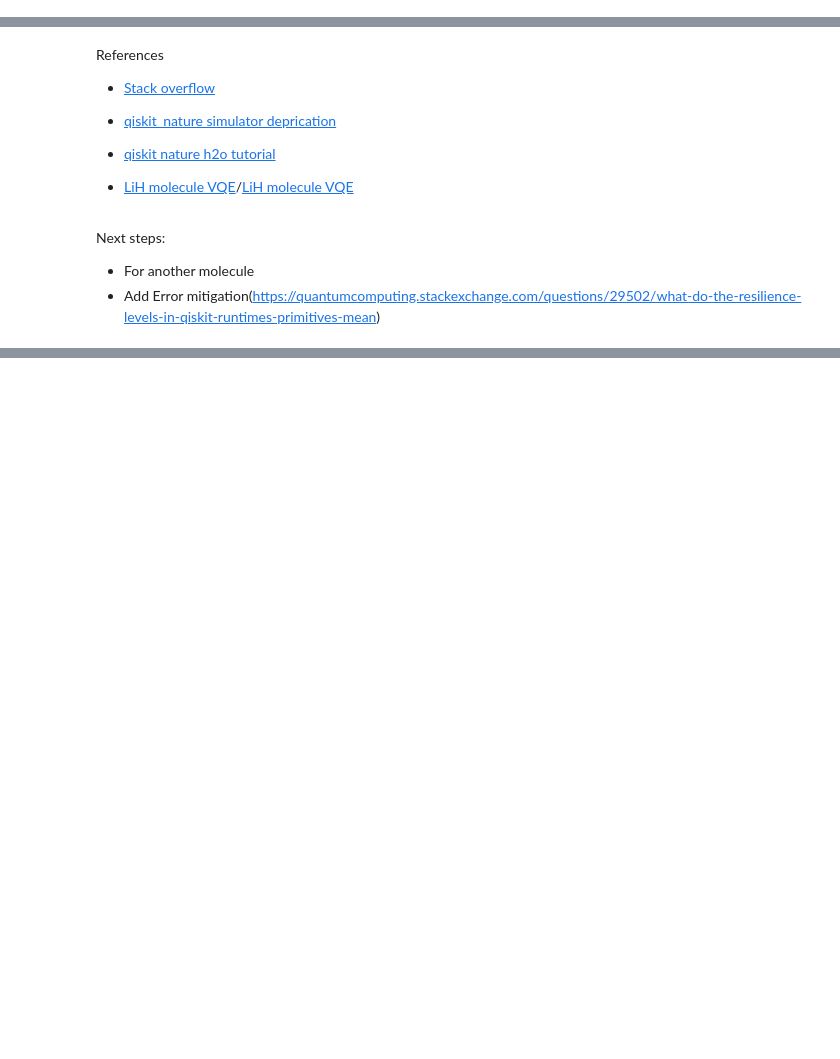
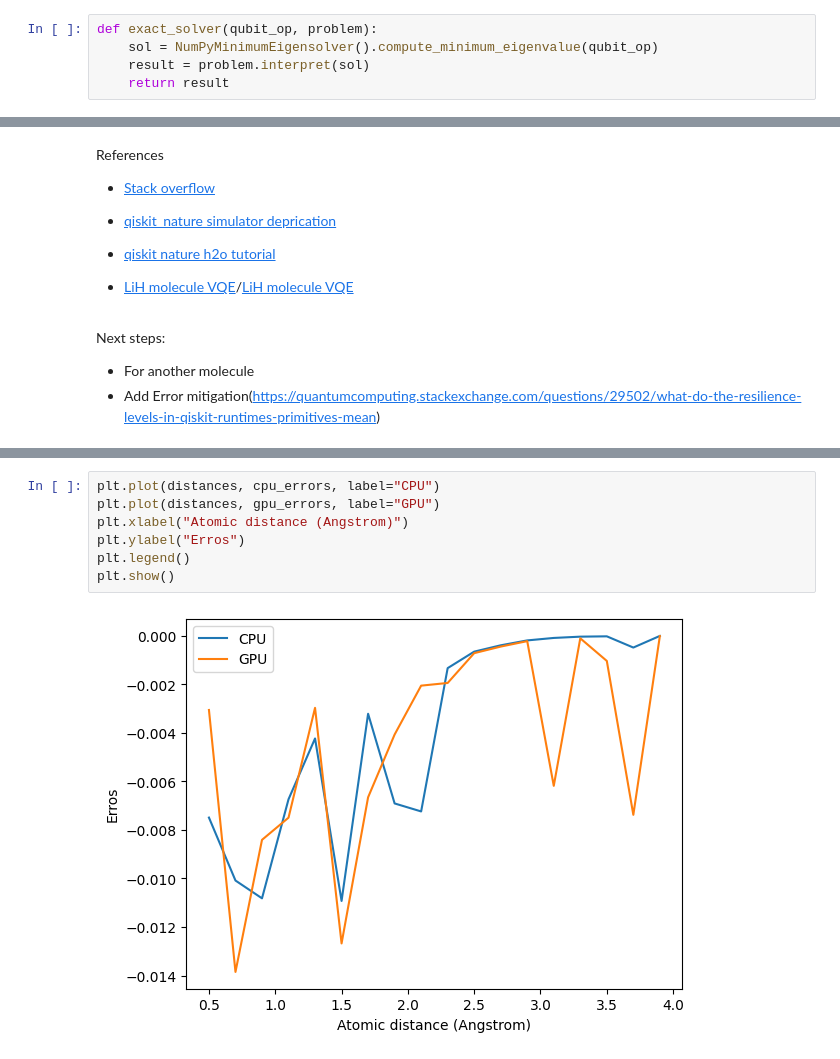
Before and after one commit to tinaoberoi/QOSF-2023-24, a Jupyter notebook: H2_VQE.ipynb, the cells around one changed output, grey strips where cells are left out. Cells and saved outputs as stored; diff of their text form; blank space fills up the shorter version.

```diff
--- a/H2_VQE.ipynb
+++ b/H2_VQE.ipynb
@@ -161 +174,6 @@ import time
+# %%
+def exact_solver(qubit_op, problem):
+    sol = NumPyMinimumEigensolver().compute_minimum_eigenvalue(qubit_op)
+    result = problem.interpret(sol)
+    return result
 # %%
@@ -352,0 +501,9 @@ Next steps:
+# %%
+plt.plot(distances, cpu_errors, label="CPU")
+plt.plot(distances, gpu_errors, label="GPU")
+plt.xlabel("Atomic distance (Angstrom)")
+plt.ylabel("Erros")
+plt.legend()
+plt.show()
+# %% [output]
+[figure, added]
```
Also changed, not shown: parts of 20 cells of this notebook.
